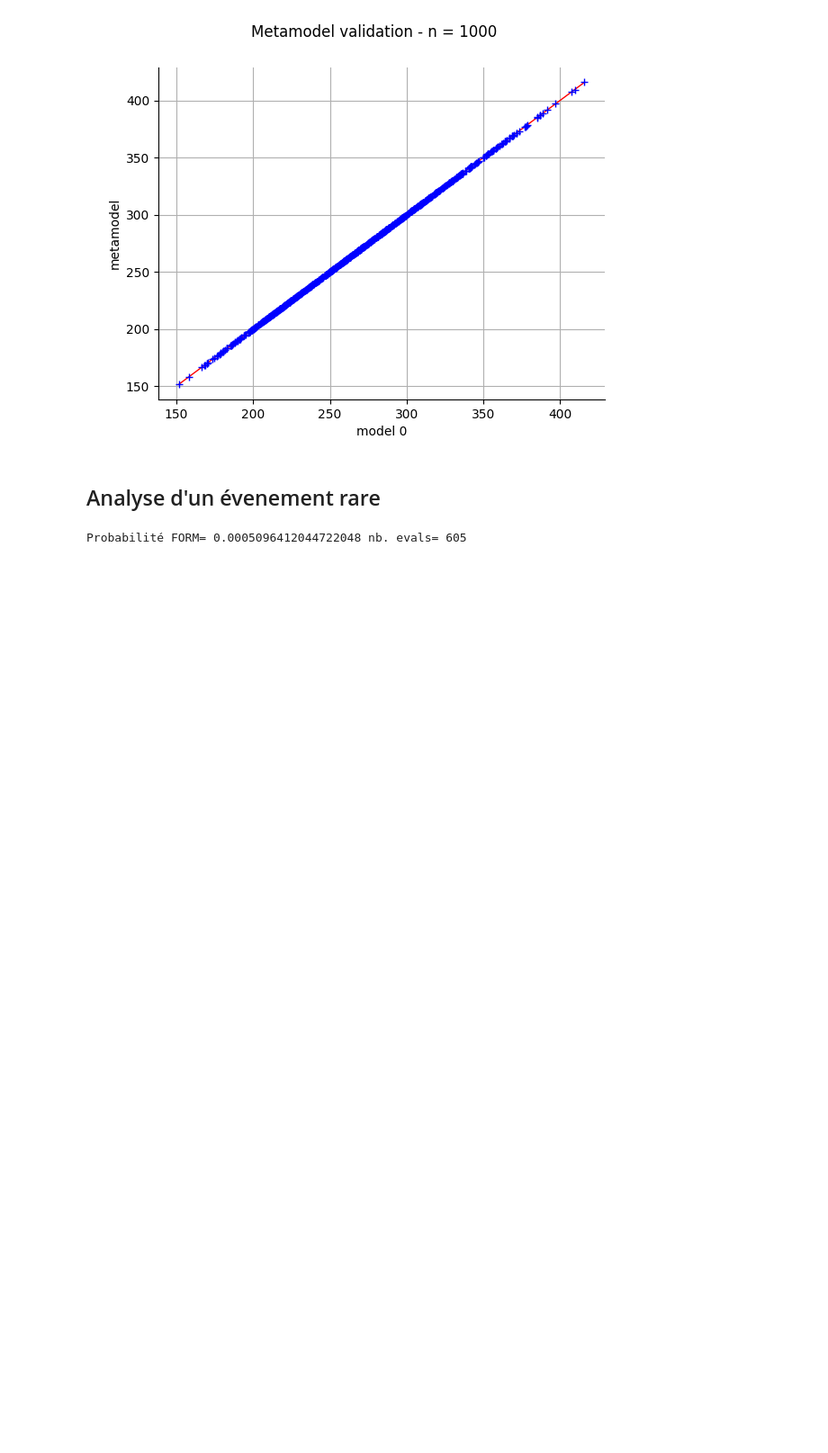
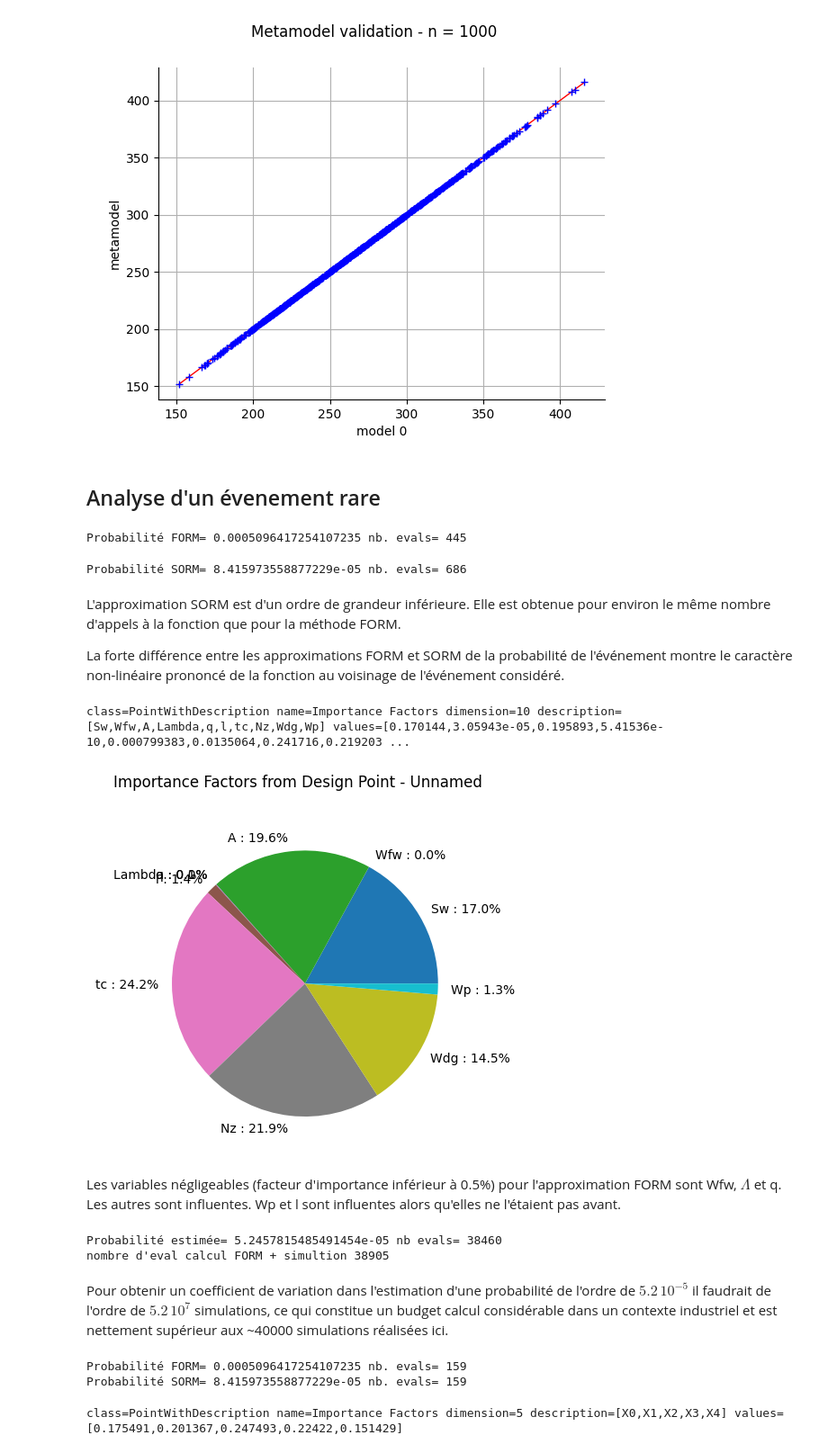
Before and after one commit to Gatienn/Projet_QI, a Jupyter notebook: projetQI.ipynb, the cells around one changed output. Shown at 90% size. Saved outputs shown, nothing was run; the diff lists cells and outputs as text; code cells hidden in the pictures; blank space fills up the shorter version.

```diff
--- a/projetQI.ipynb
+++ b/projetQI.ipynb
@@ -154,13 +154,56 @@ q2= [0.999999]
 # %% [markdown]
 ## Analyse d'un évenement rare
 # %%
+#FORM
 Evenement = ot.ThresholdEvent(M, ot.GreaterOrEqual(), 460)
-form = ot.FORM(ot.SQP(), Evenement, X.getMean())
+form = ot.FORM(ot.Cobyla(), Evenement, X.getMean())
 nEval0 = model_masse.getCallsNumber()
 form.run()
 resultat_form = form.getResult()
 P_form = resultat_form.getEventProbability()
 nEval1 = model_masse.getCallsNumber()
+nEvalform = nEval1 - nEval0
 print("Probabilité FORM=", P_form, "nb. evals=", nEval1 - nEval0)
 # %% [output]
-Probabilité FORM= 0.0005096412044722048 nb. evals= 605
+Probabilité FORM= 0.0005096417254107235 nb. evals= 445
+# %%
+#SORM
+sorm = ot.SORM(ot.Cobyla(), Evenement, X.getMean())
+nEval0 = model_masse.getCallsNumber()
+sorm.run()
+resultat_sorm = sorm.getResult()
+P_sorm = resultat_sorm.getEventProbabilityBreitung()
+nEval1 = model_masse.getCallsNumber()
+print("Probabilité SORM=", P_sorm, "nb. evals=", nEval1 - nEval0)
+# %% [output]
+Probabilité SORM= 8.415973558877229e-05 nb. evals= 686
+# %% [markdown]
+L'approximation SORM est d'un ordre de grandeur inférieure. Elle est obtenue pour environ le même nombre d'appels à la fonction que pour la méthode FORM.
+
+La forte différence entre les approximations FORM et SORM de la probabilité de l'événement montre le caractère non-linéaire prononcé de la fonction au voisinage de l'événement considéré.
+# %%
+graph = resultat_form.drawImportanceFactors()
+view = viewer.View(graph)
+resultat_form.getImportanceFactors()
+# %% [output]
+class=PointWithDescription name=Importance Factors dimension=10 description=[Sw,Wfw,A,Lambda,q,l,tc,Nz,Wdg,Wp] values=[0.170144,3.05943e-05,0.195893,5.41536e-10,0.000799383,0.0135064,0.241716,0.219203 ...
+[figure, added]
+# %% [markdown]
+Les variables négligeables (facteur d'importance inférieur à 0.5%) pour l'approximation FORM sont Wfw, $\Lambda$ et q. Les autres sont influentes. Wp et l sont influentes alors qu'elles ne l'étaient pas avant.
+# %%
+simulation_post_FORM = ot.PostAnalyticalControlledImportanceSampling(resultat_form)
+ot.RandomGenerator.SetSeed(0)
+simulation_post_FORM.setBlockSize(10) # Pour faire les calculs par blocs de 100
+simulation_post_FORM.setMaximumCoefficientOfVariation(0.1)
+simulation_post_FORM.setMaximumOuterSampling(100000) # N'importe quel nombre gigantesque fait l'affaire ici
+nEval0 = model_masse.getCallsNumber()
+simulation_post_FORM.run()
+P_simu_form = simulation_post_FORM.getResult().getProbabilityEstimate()
+nEval1 = model_masse.getCallsNumber()
+print("Probabilité estimée=", P_simu_form, "nb evals=", nEval1 - nEval0)
+print("nombre d'eval calcul FORM + simultion", nEval1 - nEval0 + nEvalform)
+# %% [output]
+Probabilité estimée= 5.2457815485491454e-05 nb evals= 38460
+nombre d'eval calcul FORM + simultion 38905
+# %% [markdown]
+Pour obtenir un coefficient de variation dans l'estimation d'une probabilité de l'ordre de $5.2\,10^{-5}$ il faudrait de l'ordre de $5.2\,10^7$ simulations, ce qui constitue un budget calcul considérable dans un contexte industriel et est nettement supérieur aux ~40000 simulations réalisées ici.
@@ -166,0 +214,26 @@ Probabilité FORM= 0.0005096412044722048 nb. evals= 605
+# %%
+#Avec le modèle réduit
+#FORM
+form = ot.FORM(ot.Cobyla(), Evenement_reduit, X_reduit.getMean())
+nEval0 = model_masse_reduit.getCallsNumber()
+form.run()
+resultat_form = form.getResult()
+P_form_reduit = resultat_form.getEventProbability()
+nEval1 = model_masse_reduit.getCallsNumber()
+nEvalform = nEval1 - nEval0
+print("Probabilité FORM=", P_form, "nb. evals=", nEval1 - nEval0)
+
+#SORM
+sorm = ot.SORM(ot.Cobyla(), Evenement, X_reduit.getMean())
+nEval0 = model_masse_reduit.getCallsNumber()
+sorm.run()
+resultat_sorm = sorm.getResult()
+P_sorm_reduit = resultat_sorm.getEventProbabilityBreitung()
+nEval1 = model_masse_reduit.getCallsNumber()
+print("Probabilité SORM=", P_sorm, "nb. evals=", nEval1 - nEval0)
+
+resultat_form.getImportanceFactors()
+# %% [output]
+Probabilité FORM= 0.0005096417254107235 nb. evals= 159
+Probabilité SORM= 8.415973558877229e-05 nb. evals= 159
+class=PointWithDescription name=Importance Factors dimension=5 description=[X0,X1,X2,X3,X4] values=[0.175491,0.201367,0.247493,0.22422,0.151429]
```
Also changed, not shown: parts of 5 cells of this notebook.
